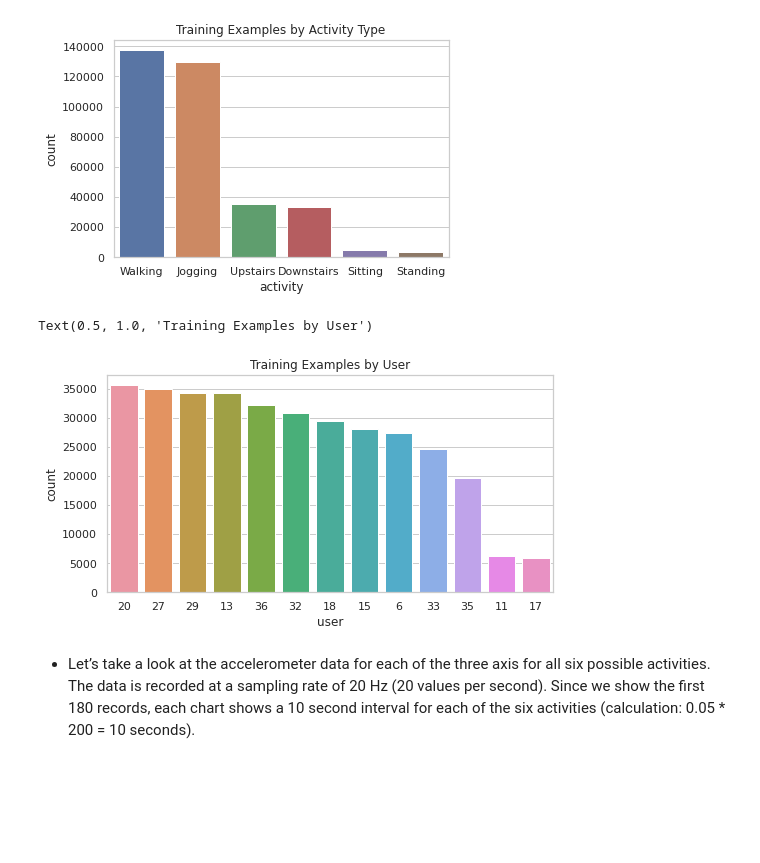
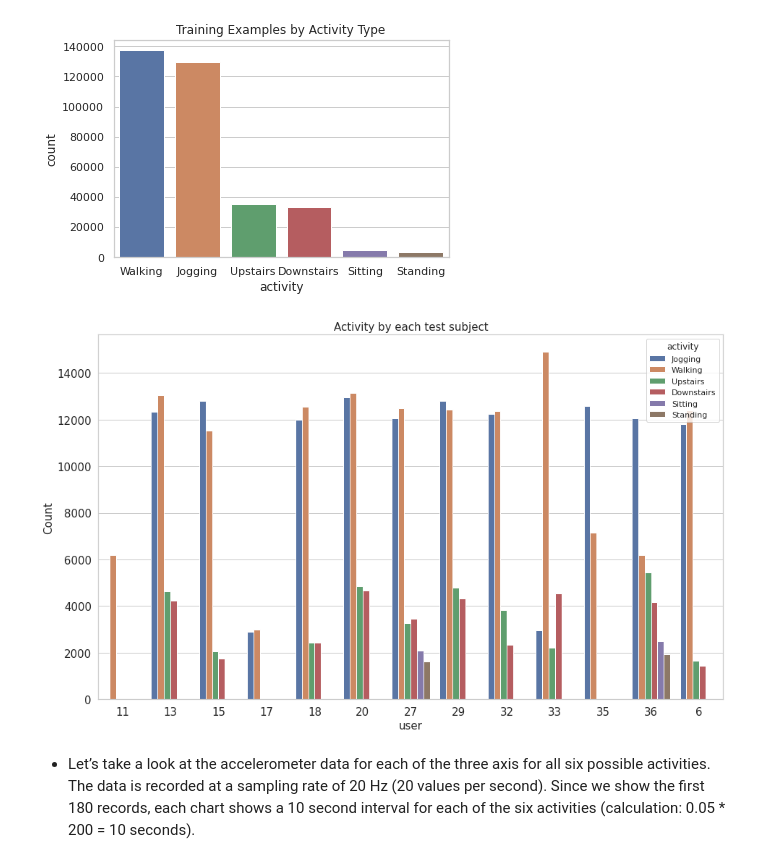
Before and after one commit to robinyUArizona/Time-Series--Projects, a Jupyter notebook: Human Activity Recognition using Accelerometer and CNN.ipynb, the cells around one changed output. Saved outputs shown, nothing was run; the diff lists cells and outputs as text; code cells hidden in the pictures; blank space fills up the shorter version.

```diff
--- a/Human Activity Recognition using Accelerometer and CNN.ipynb
+++ b/Human Activity Recognition using Accelerometer and CNN.ipynb
@@ -157,15 +157,17 @@ Text(0.5, 1.0, 'Training Examples by Activity Type')
 # %%
 
 # Better understand how the recordings are spread across the different
 # users who participated in the study
-plt.figure(figsize=(8,4))
-sns.set(style="whitegrid")
-ax = sns.countplot(x="user", data = data, \
-                   order = data['user'].value_counts().index)
-plt.title('Training Examples by User')
+fig = plt.figure(figsize = (12, 7))
+ax = fig.add_axes([0,0,1,1])
+ax.set_title("Activity by each test subject", fontsize = 15)
+plt.tick_params(labelsize = 15)
+sns.countplot(x = "user", hue = "activity", data = data)
+plt.xlabel("user", fontsize = 15)
+plt.ylabel("Count", fontsize = 15)
+plt.show()
 # %% [output]
-Text(0.5, 1.0, 'Training Examples by User')
-[figure, old version]
+[figure, new version]
 # %% [markdown]
 - Let’s take a look at the accelerometer data for each of the three axis for all six possible activities. The data is recorded at a sampling rate of 20 Hz (20 values per second). Since we show the first 180 records, each chart shows a 10 second interval for each of the six activities (calculation: 0.05 * 200 = 10 seconds).
 # %%
```
Also changed, not shown: parts of 14 cells of this notebook.
